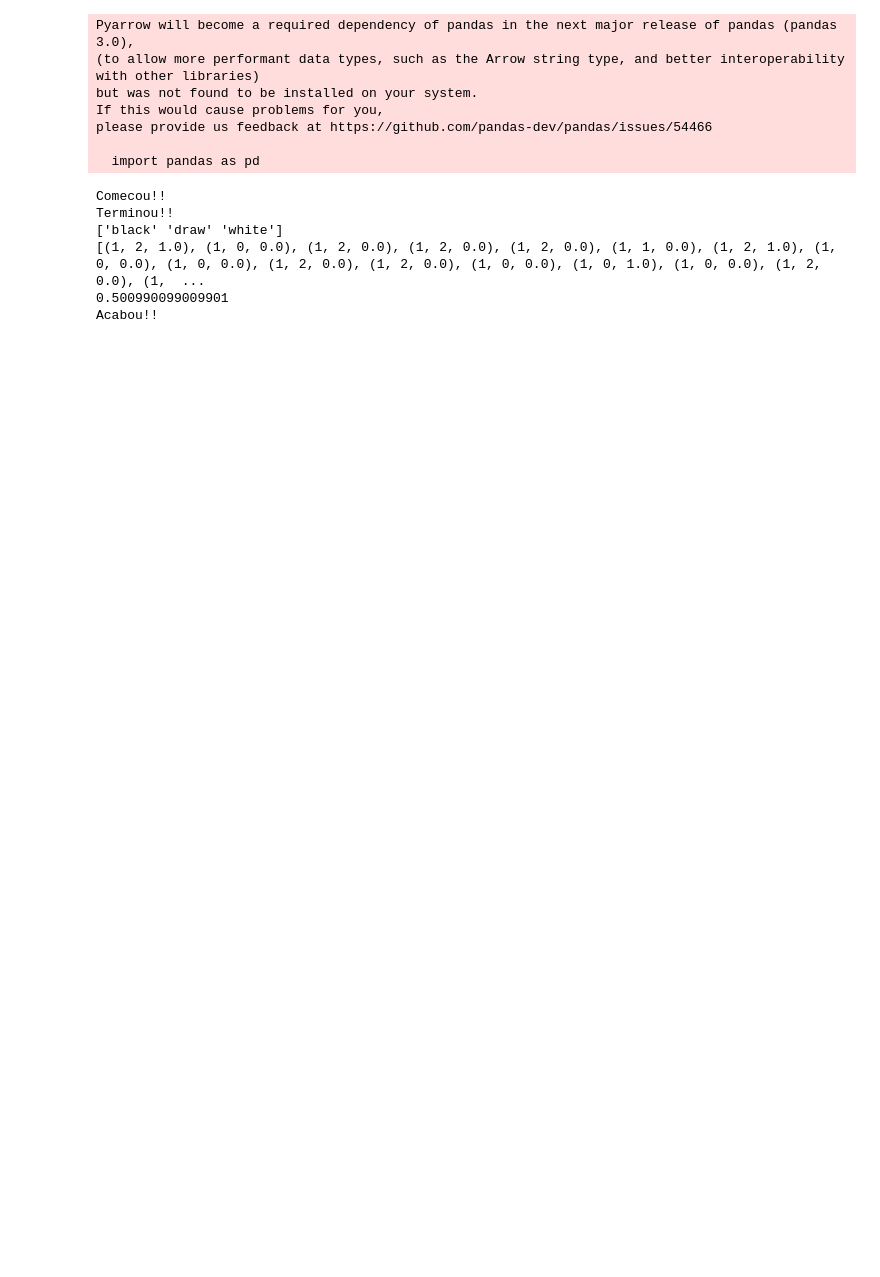
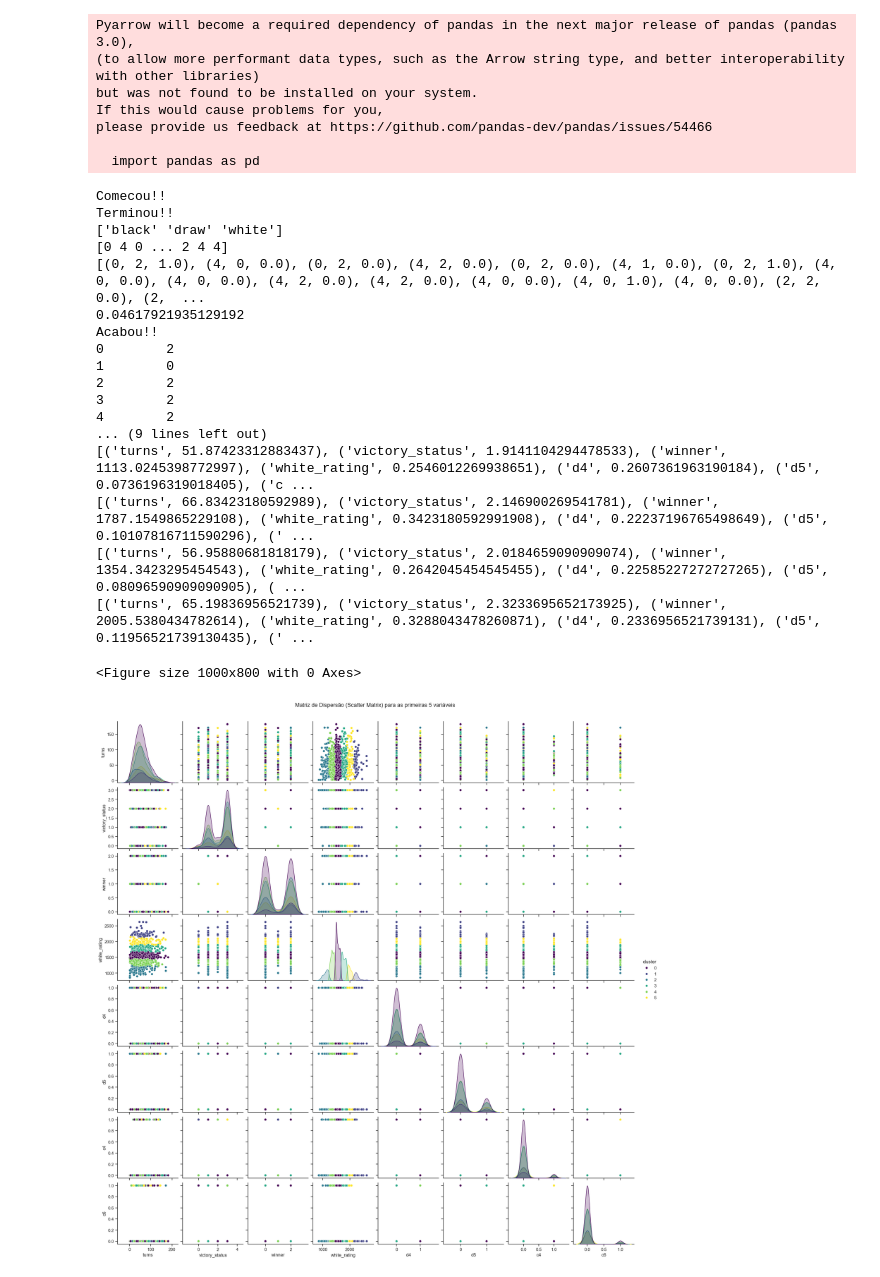
Before and after one commit to SocekMurilo/Chess-Learning, a Jupyter notebook: teste.ipynb, the cells around one changed output. Saved outputs shown, nothing was run; the diff lists cells and outputs as text; code cells hidden in the pictures; blank space fills up the shorter version.

Commit message:
Chess Clustering

```diff
--- a/teste.ipynb
+++ b/teste.ipynb
@@ -45,7 +45,7 @@ df = pd.read_csv('DataSet\\games.csv')
 df.columns = df.columns.str.strip()
 df.dropna()
 df.drop(
-    ['id', 'created_at', 'white_id', 'black_id', 'increment_code', 'opening_eco'],
+    ['id', 'created_at', 'white_id', 'black_id', 'increment_code', 'opening_eco', "last_move_at", "rated", "opening_name", "black_rating", "opening_ply"],
     axis = 1,
     inplace = True
 )
@@ -76,18 +76,18 @@ df.drop(
 )
 
 df['victory_status'] = le.fit_transform(df['victory_status'])
-df['opening_name'] = le.fit_transform(df['opening_name'])
 df['winner'] = le.fit_transform(df['winner'])
 print(le.classes_)
 
 Y = df['winner']
-X = df.drop(['winner', 'winner'], axis = 1)
+X = df.drop(['winner'], axis = 1)
 
-X_train, X_test, y_train, y_test = train_test_split(X, Y, test_size=0.2, random_state=42)
+X_train, X_test, y_train, y_test = train_test_split(X, Y, test_size=0.3, random_state=42)
 
 model = MiniBatchKMeans(n_clusters=6,
-                        random_state=5464,
-                        batch_size=40,
+                        random_state=42,
+                        batch_size=20,
+                        max_iter=500,
                         n_init="auto")
 model.fit(X_train, X_test)
 dump(model, 'chess.pkl')
@@ -95,35 +95,60 @@ dump(model, 'chess.pkl')
 preds = model.predict(X)
 df['cluster'] = preds
 
 data = list(zip(preds, Y, df['d4'].values.tolist()))
-
-print(data)
 
 win = 0
 draw = 0
 lost = 0
 
 for i in data:
     if i[2] == 1:
         if i[0] == 0:
             if i[1] == 2:
                 win += 1
             elif i[1] == 1:
                 draw += 1
             else:
                 lost += 1
 
 
 
 total = win + draw + lost
-porcent = win / total
+porcent = draw / total
 
 print(porcent)
 print("Acabou!!")
+
+
+print(list(zip(df.columns, model.cluster_centers_[0])))
+print(list(zip(df.columns, model.cluster_centers_[1])))
+print(list(zip(df.columns, model.cluster_centers_[2])))
+print(list(zip(df.columns, model.cluster_centers_[3])))
+print(list(zip(df.columns, model.cluster_centers_[4])))
+print(list(zip(df.columns, model.cluster_centers_[5])))
+
+plt.figure(figsize=(10, 8))
+sns.set_theme(style="ticks")
+sns.pairplot(df.sample(1000), vars=df.columns[0:8], hue='cluster', palette='viridis')
+plt.suptitle('Matriz de Dispersão (Scatter Matrix) para as primeiras 5 variáveis', y=1.02)
+plt.show()
 # %% [output]
 Comecou!!
 Terminou!!
 ['black' 'draw' 'white']
-[(1, 2, 1.0), (1, 0, 0.0), (1, 2, 0.0), (1, 2, 0.0), (1, 2, 0.0), (1, 1, 0.0), (1, 2, 1.0), (1, 0, 0.0), (1, 0, 0.0), (1, 2, 0.0), (1, 2, 0.0), (1, 0, 0.0), (1, 0, 1.0), (1, 0, 0.0), (1, 2, 0.0), (1,  ...
-0.500990099009901
+[0 4 0 ... 2 4 4]
+[(0, 2, 1.0), (4, 0, 0.0), (0, 2, 0.0), (4, 2, 0.0), (0, 2, 0.0), (4, 1, 0.0), (0, 2, 1.0), (4, 0, 0.0), (4, 0, 0.0), (4, 2, 0.0), (4, 2, 0.0), (4, 0, 0.0), (4, 0, 1.0), (4, 0, 0.0), (2, 2, 0.0), (2,  ...
+0.04617921935129192
 Acabou!!
+0        2
+1        0
+2        2
+3        2
+4        2
+... (9 lines left out)
+[('turns', 51.87423312883437), ('victory_status', 1.9141104294478533), ('winner', 1113.0245398772997), ('white_rating', 0.2546012269938651), ('d4', 0.2607361963190184), ('d5', 0.0736196319018405), ('c ...
+[('turns', 66.83423180592989), ('victory_status', 2.146900269541781), ('winner', 1787.1549865229108), ('white_rating', 0.3423180592991908), ('d4', 0.22237196765498649), ('d5', 0.10107816711590296), (' ...
+[('turns', 56.95880681818179), ('victory_status', 2.0184659090909074), ('winner', 1354.3423295454543), ('white_rating', 0.2642045454545455), ('d4', 0.22585227272727265), ('d5', 0.08096590909090905), ( ...
+[('turns', 65.19836956521739), ('victory_status', 2.3233695652173925), ('winner', 2005.5380434782614), ('white_rating', 0.3288043478260871), ('d4', 0.2336956521739131), ('d5', 0.11956521739130435), (' ...
+<Figure size 1000x800 with 0 Axes>
+[figure, added]
```
Also changed, not shown: parts of 2 cells of this notebook, 4 other files.
